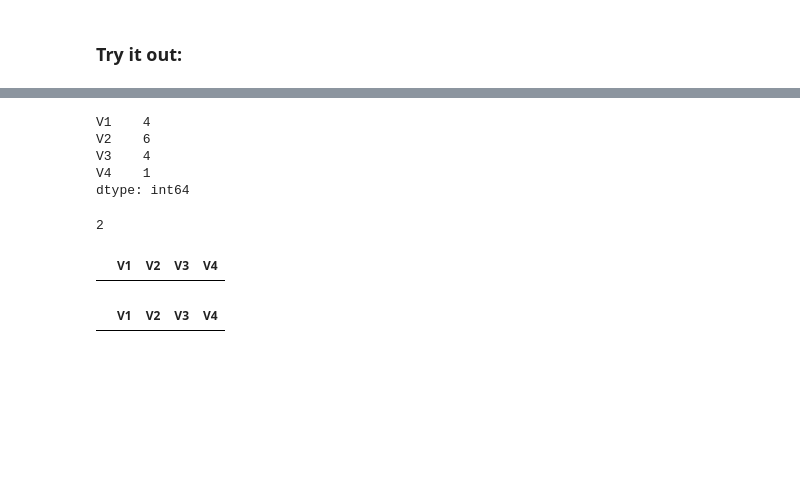
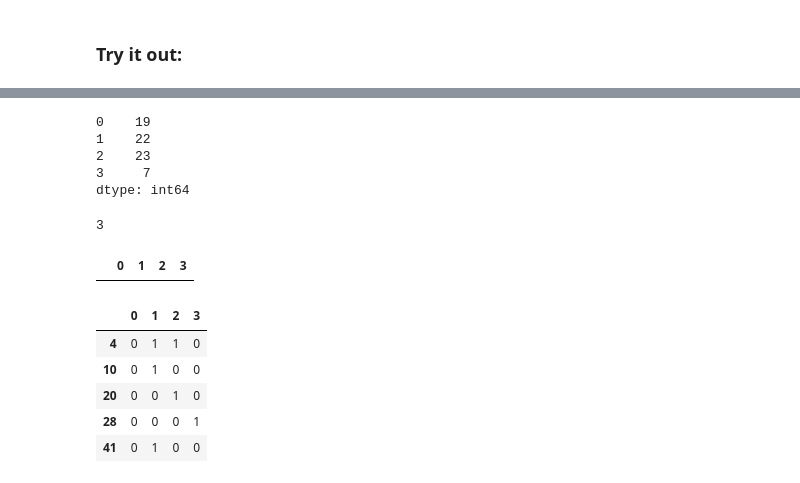
Before and after one commit to hamil168/NSV_Hackfest, a Jupyter notebook: Interrogator/lstm-Copy-Explore_Confusion_Matrices.ipynb, the cells around one changed output, grey strips where cells are left out. Cells and saved outputs as stored; diff of their text form; code cells hidden in the pictures; blank space fills up the shorter version.

```diff
--- a/Interrogator/lstm-Copy-Explore_Confusion_Matrices.ipynb
+++ b/Interrogator/lstm-Copy-Explore_Confusion_Matrices.ipynb
@@ -166,0 +157,12 @@ Accuracy: 94.79%
+# %%
+# load model & data/shuffle it was generated with:
+model = load_model('model_interro.h5')
+
+train_X = np.load('train_X_interro.npy')
+train_Y = np.load('train_Y_interro.npy')
+
+test_X = np.load('test_X_interro.npy')
+test_Y = np.load('test_Y_interro.npy')
+
+train_behavior = np.load('train_B_interro.npy')
+test_behavior = np.load('test_B_interro.npy')
@@ -276,6 +276,7 @@ array([ 0.00846346,  0.99693418,  0.998173  ,  0.00305858], dtype=float32)
 
 # Pretends 4 violence types "V1" through "V4"
 # Create a list with the names for pandas frames
+# This isn't quite implemented in any useful way. Yes.
 V1 = 'V1'
 V2 = 'V2'
 V3 = 'V3'
@@ -283,10 +284,7 @@ V4 = 'V4'
 Violence_Cols = [V1, V2, V3, V4]
 
 # Create a pandas DF of the test labels
-test_Y_df = pd.DataFrame(test_Y)
+Y_test_df = pd.DataFrame(test_Y)
+Y_pred_df = pd.DataFrame(y_pred)
 
-# Change column names to the names of the violences
-# Set the numbers as int (they comes as float)
-test_Y_df.columns = Violence_Cols
-test_Y_df = test_Y_df[Violence_Cols].astype('int')
-test_Y_df.head()
+B_test_df = pd.DataFrame(test_behavior)
@@ -299,0 +318,7 @@ test_Y_df.head()
+# %%
+display(Y_pred_df.head(2))
+
+# The threshold was semi-arbitrary. Can be examined later if we choose.
+Y_pred_df = Y_pred_df.applymap(lambda x: 0 if x < 0.8 else 1)
+
+display(Y_pred_df.head(2))
@@ -700,9 +596,0 @@ ytd = test_Y_df
-# %%
-#Number of incorect predictions per violence type
-#Math rationale: y's are 0 or 1, so the difference is either +1, 0 or -1; square it to make +1 and 0, then sum
-column_sum_incorrect = ((ypd - ytd)**2).sum(axis=0)
-print('confirm length of predicted violence cat list: ' + str(len(column_sum_incorrect)))
-
-#Number of incorrect predictions for an individual behavior entry
-row_sum_inccorect = ((ypd - ytd)**2).sum(axis=1)
-print('confirm length of predicted behavior list: ' + str(len(row_sum_inccorect)))
@@ -727,21 +664,28 @@ dtype: int64
-# %%
-column_sum_incorrect.head()
-# %% [output]
-V1    4
-V2    6
-V3    4
-V4    1
-dtype: int64
-# %%
-row_sum_inccorect.max()
-# %% [output]
-2
+# %%
+count_incorrect_entries(Y_test_df, Y_pred_df)
+# %% [output]
+0    19
+1    22
+2    23
+3     7
+dtype: int64
+# %%
+# The maximum misclassifications observed for a behavior
+count_incorrect_entries(Y_test_df, Y_pred_df, axis=1).max()
+# %% [output]
+3
 # %%
-ypd.loc[row_sum_inccorect == 4]
+#None here...
+Y_pred_df.loc[row_sum_inccorect == 4].head()
 # %% [output]
-|  | V1 | V2 | V3 | V4 |
+|  | 0 | 1 | 2 | 3 |
 # %%
-ypd.loc[row_sum_inccorect == 3]
+Y_pred_df.loc[row_sum_inccorect == 3].head()
 # %% [output]
-|  | V1 | V2 | V3 | V4 |
+|  | 0 | 1 | 2 | 3 |
+| 4 | 0 | 1 | 1 | 0 |
+| 10 | 0 | 1 | 0 | 0 |
+| 20 | 0 | 0 | 1 | 0 |
+| 28 | 0 | 0 | 0 | 1 |
+| 41 | 0 | 1 | 0 | 0 |
 # %%
```
Also changed, not shown: parts of 108 cells of this notebook, 7 other files.
